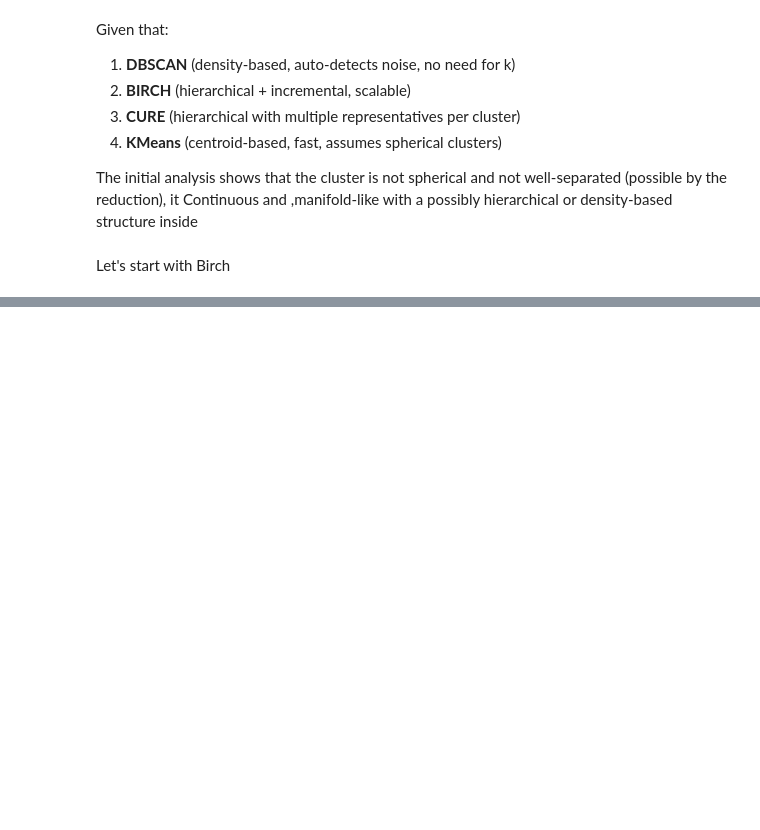
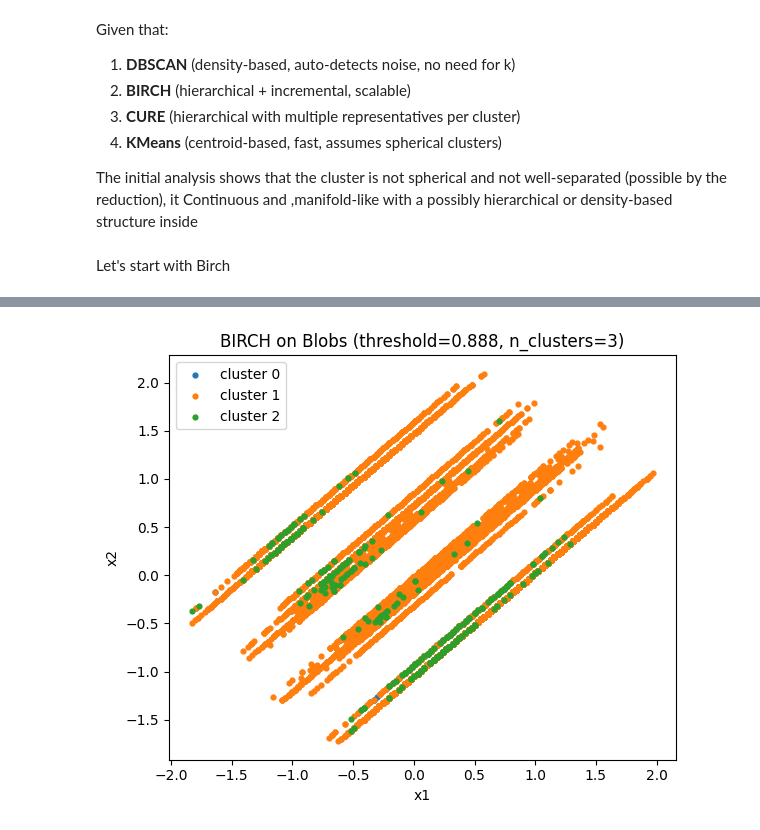
Before and after one commit to HFR1994/data-mining, a Jupyter notebook: src/Data_Mining.ipynb, the cells around one changed output, grey strips where cells are left out. Saved outputs shown, nothing was run; the diff lists cells and outputs as text; code cells hidden in the pictures; blank space fills up the shorter version.

```diff
--- a/src/Data_Mining.ipynb
+++ b/src/Data_Mining.ipynb
@@ -1421,0 +1697,12 @@ array([4, 2, 3, 1, 6, 0, 5])
+# %%
+param_distributions = {
+    "threshold": uniform(0.1, 1.0),
+    "branching_factor": randint(20, 100),
+    "n_clusters": randint(2, 9)
+}
+
+results = compute_birch_with_hyperparams(X_scaled, param_distributions)
+# %%
+df_birch_redu_res = pd.DataFrame(results).sort_values(
+    "silhouette", ascending=False)
+df_birch_redu_res.head(10)
@@ -1421,0 +1721,9 @@ array([4, 2, 3, 1, 6, 0, 5])
+# %%
+df_birch_reduced = df_birch_redu_res.iloc[0]
+best_labels = df_birch_reduced.labels
+best_silhouette = df_birch_reduced.silhouette
+
+plot_scatter(X_pca_2d_reduced, best_labels,
+             f'BIRCH on Blobs (threshold={round(df_birch_reduced.threshold, 3)}, n_clusters={df_birch_reduced.n_clusters})')
+# %% [output]
+[figure, added]
```
Also changed, not shown: parts of 46 cells of this notebook, 1 other file.
